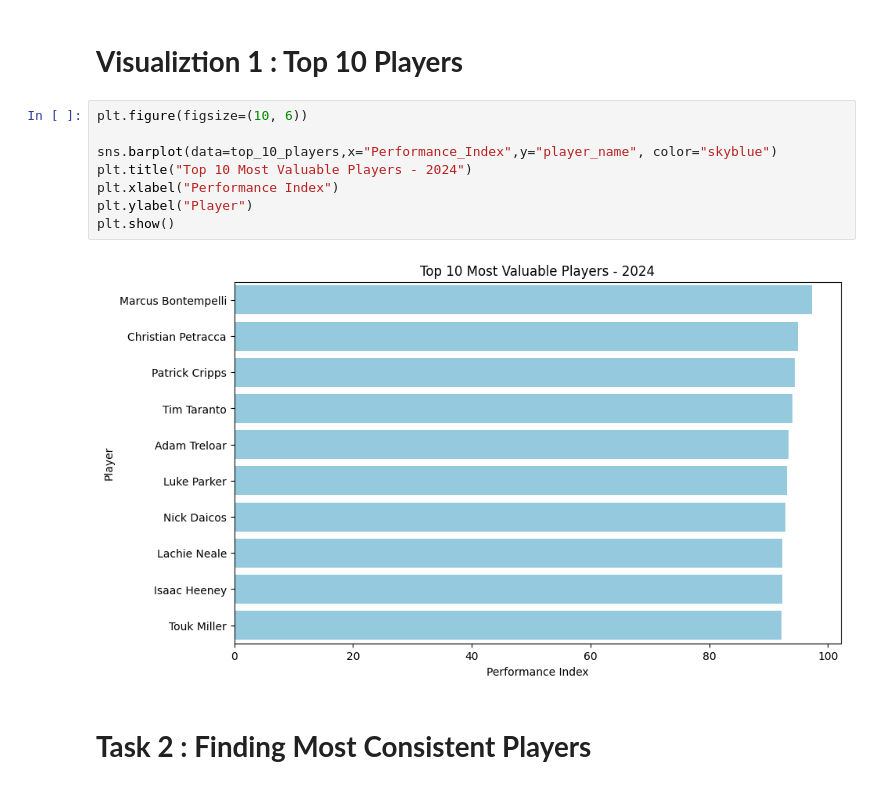
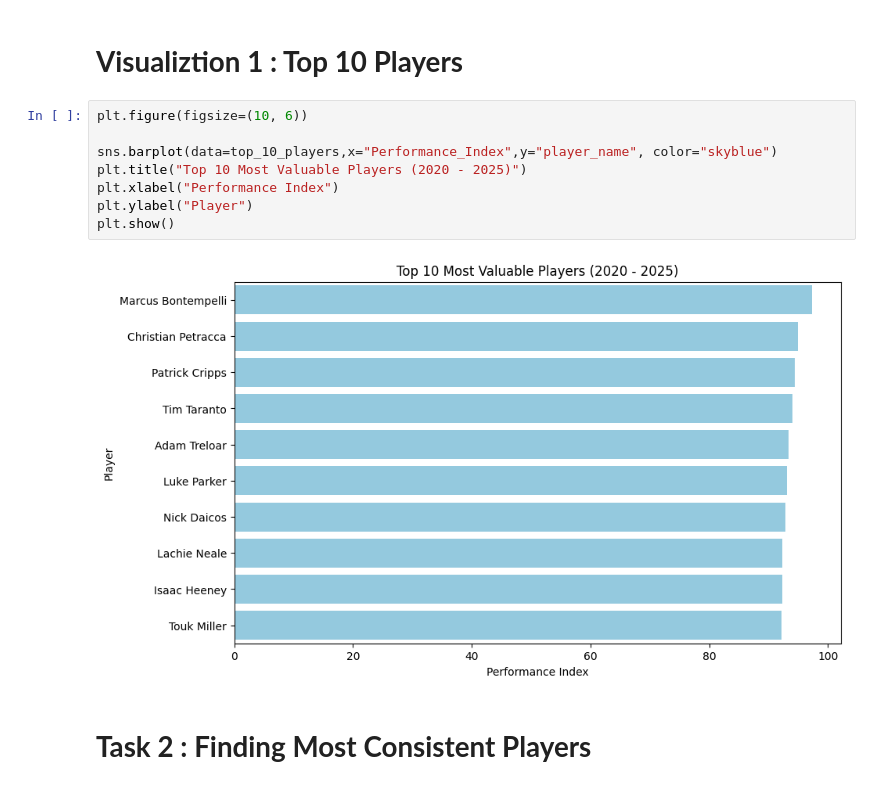
Before and after one commit to AqsaSaqib/Python_Practice, a Jupyter notebook: Week_2_Task/Day_4/Week2_Day_4_Task.ipynb, the cells around one changed output. Saved outputs shown, nothing was run; the diff lists cells and outputs as text.

```diff
--- a/Week_2_Task/Day_4/Week2_Day_4_Task.ipynb
+++ b/Week_2_Task/Day_4/Week2_Day_4_Task.ipynb
@@ -327,13 +327,13 @@ top_10_players[[
 # %%
 plt.figure(figsize=(10, 6))
 
 sns.barplot(data=top_10_players,x="Performance_Index",y="player_name", color="skyblue")
-plt.title("Top 10 Most Valuable Players - 2024")
+plt.title("Top 10 Most Valuable Players (2020 - 2025)")
 plt.xlabel("Performance Index")
 plt.ylabel("Player")
 plt.show()
 # %% [output]
-[figure, old version]
+[figure, new version]
 # %% [markdown]
 # **Task 2 : Finding Most Consistent Players**
 # %%
```
Also changed, not shown: parts of 2 cells of this notebook.
